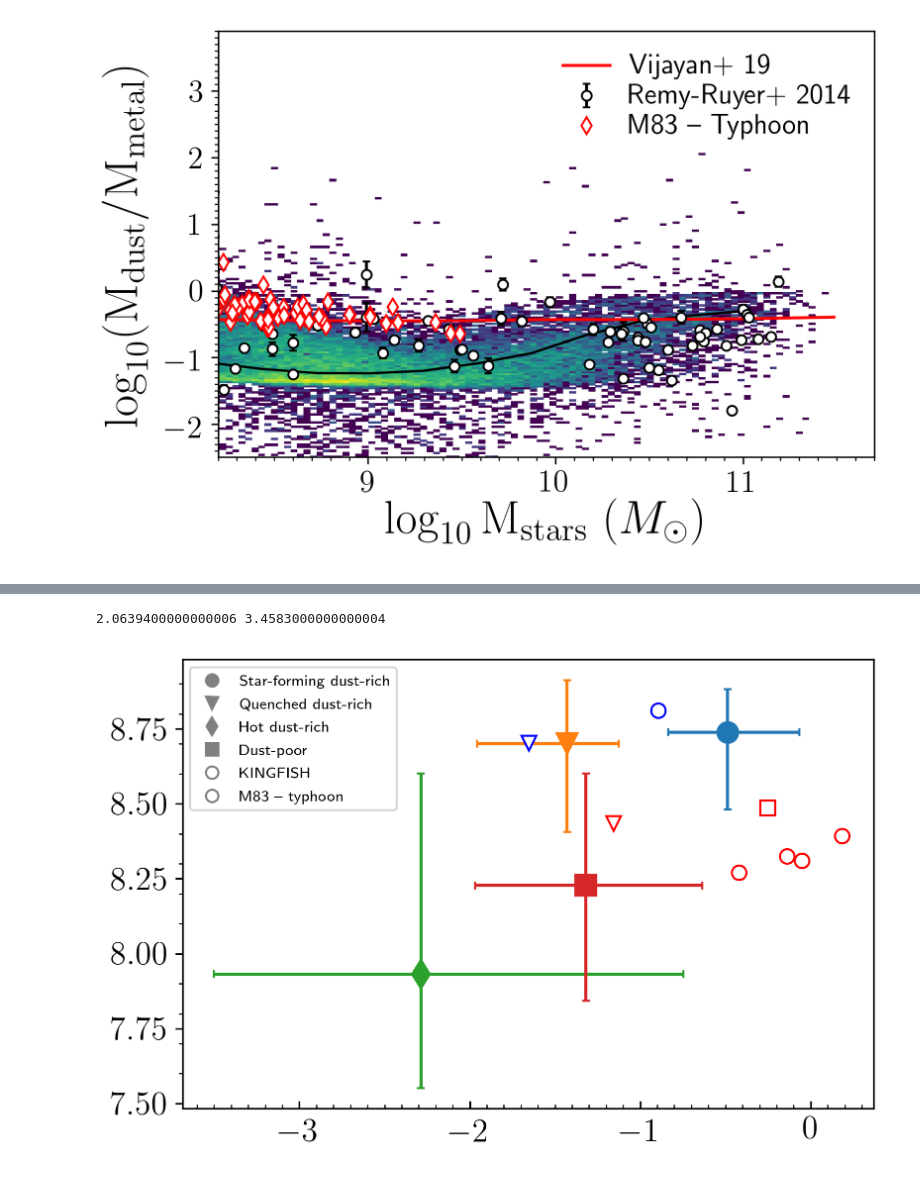
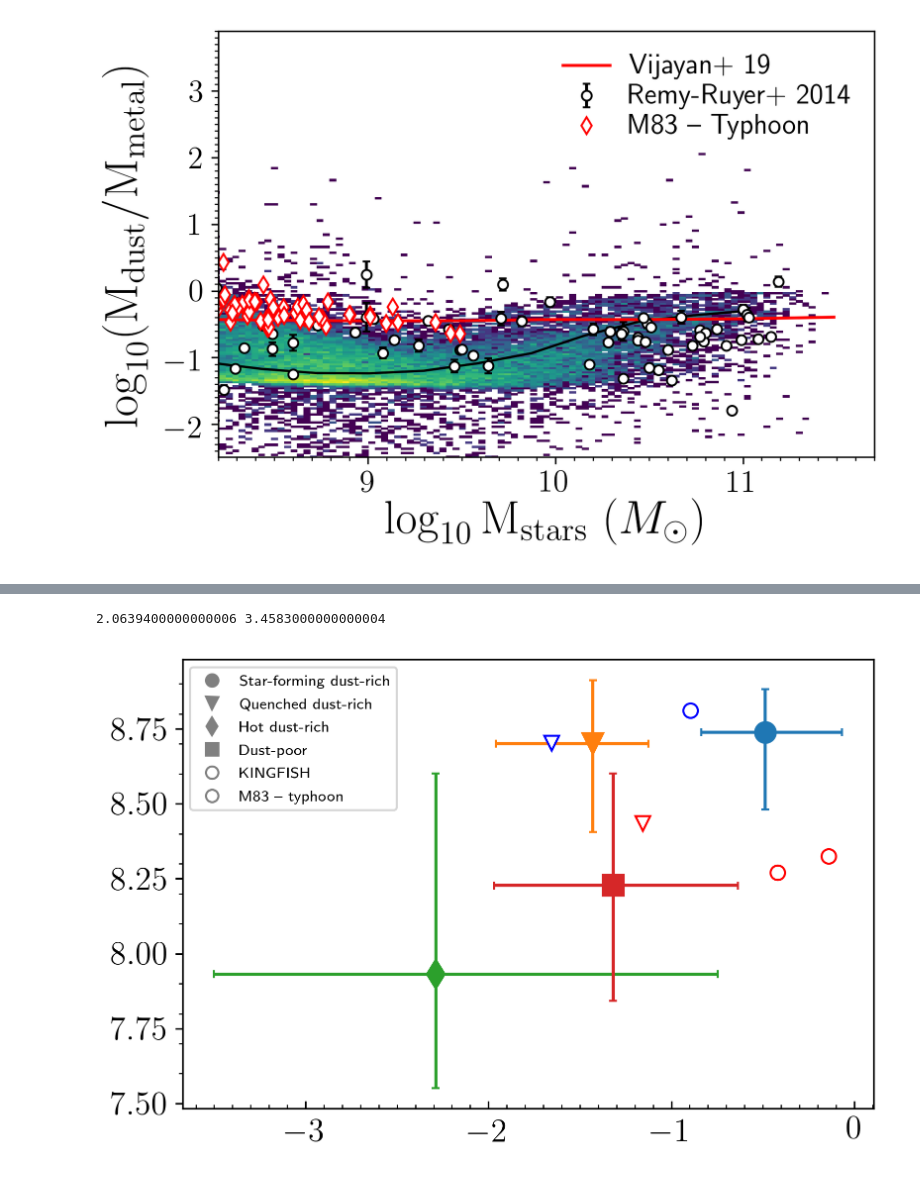
Before and after one commit to darrencroton/sage, a Jupyter notebook: analysis/dust-result.ipynb, the cells around one changed output, grey strips where cells are left out. Drawn from its saved outputs; the diff is of its cells as text; code cells hidden in the pictures.

```diff
--- a/analysis/dust-result.ipynb
+++ b/analysis/dust-result.ipynb
@@ -7544,6 +7598,7 @@ Text(0, 0.5, '$\\log_{10} (\\mathrm{M_{dust}} / \\mathrm{M_{metal}})$')
 w = np.where((G_history[0].StellarMass * 1.e10 / Hubble_h > 1.e9) &
              (G_history[0].ColdGas * 1.e10 / Hubble_h > 1.e8) &
             (G_history[0].MetalsColdGas > 0))[0]
+
 stellarmass = G_history[0].StellarMass[w] * 1.e10 / Hubble_h
 all_bulge = G_history[0].BulgeMass[w] * 1.e10 / Hubble_h
 all_metals = np.log10((G_history[0].MetalsColdGas[w] / G_history[0].ColdGas[w]) / 0.02) + 9.0
@@ -7725,17 +7780,17 @@ ax.errorbar(med_sfr_d, med_metals_d, yerr=([yerr[6]], [yerr[7]]),
             label="Dust-poor")
 
 #Plot Remy-Ruyer dataset
-w = np.where((Mstar_rr - Mdust_rr < 4) & (SFR_rr > -1))[0]
+w = np.where((Mstar_rr < 10) & (Mstar_rr - Mdust_rr < 4) & (SFR_rr > -1))[0]
 SFR_rr_a = SFR_rr[w]
 metal_rr_a = metallicity_rr[w]
 plt.errorbar(SFR_rr_a, metal_rr_a, fmt='ro', markersize=7, mfc='white', label="KINGFISH")
 
-w = np.where((Mstar_rr - Mdust_rr < 4) & (SFR_rr < -1))[0]
+w = np.where((Mstar_rr < 10) & (Mstar_rr - Mdust_rr < 4) & (SFR_rr < -1))[0]
 SFR_rr_b = SFR_rr[w]
 metal_rr_b = metallicity_rr[w]
 plt.errorbar(SFR_rr_b, metal_rr_b, fmt='rv', markersize=7, mfc='white')
 
-w = np.where((Mstar_rr - Mdust_rr > 4))[0]
+w = np.where((Mstar_rr < 10) & (Mstar_rr - Mdust_rr > 4))[0]
 SFR_rr_d = SFR_rr[w]
 metal_rr_d = metallicity_rr[w]
 plt.errorbar(SFR_rr_d, metal_rr_d, fmt='rs', markersize=7, mfc='white')
@@ -7752,31 +7807,31 @@ metal_typhoon_b = Z_typhoon[w]
 plt.errorbar(np.median(SFR_typhoon_b), np.median(metal_typhoon_b), fmt='bv', markersize=7, mfc='white')
 
 w = np.where((Mstar_typhoon - Mdust_typhoon  > 4))[0]
 SFR_typhoon_d = SFR_typhoon[w]
 metal_typhoon_d =Z_typhoon[w]
 plt.errorbar(SFR_typhoon_d, metal_typhoon_d, fmt='bs', markersize=7, mfc='white')
 
 print(min(Mstar_typhoon - Mdust_typhoon), max(Mstar_typhoon - Mdust_typhoon))
 # get handles
 handles, labels = ax.get_legend_handles_labels()
 
 handles2 = [copy.copy(h[0]) for h in handles]
 
 for h in handles2:
     h.set_color("grey")
     h.set_markersize(6.0)
 
 ax.legend(handles2, labels, loc='upper left',prop={'size': 7.5})
 
 #plt.xlim(-6, 1.5)
 #plt.ylim(0, 1)
 
 ax.xaxis.set_minor_locator(plt.MultipleLocator(0.1))
 ax.yaxis.set_minor_locator(plt.MultipleLocator(0.1))
 #plt.yticks([0, 0.5, 1])
 ax.tick_params(axis='x',which='both',direction='in')
 
 #plt.savefig('plots/btt-sfr-Z-testbulge3.png', bbox_inches='tight')
 # %% [output]
 2.0639400000000006 3.4583000000000004
-[figure, old version]
+[figure, new version]
```
Also changed, not shown: parts of 3 cells of this notebook.
